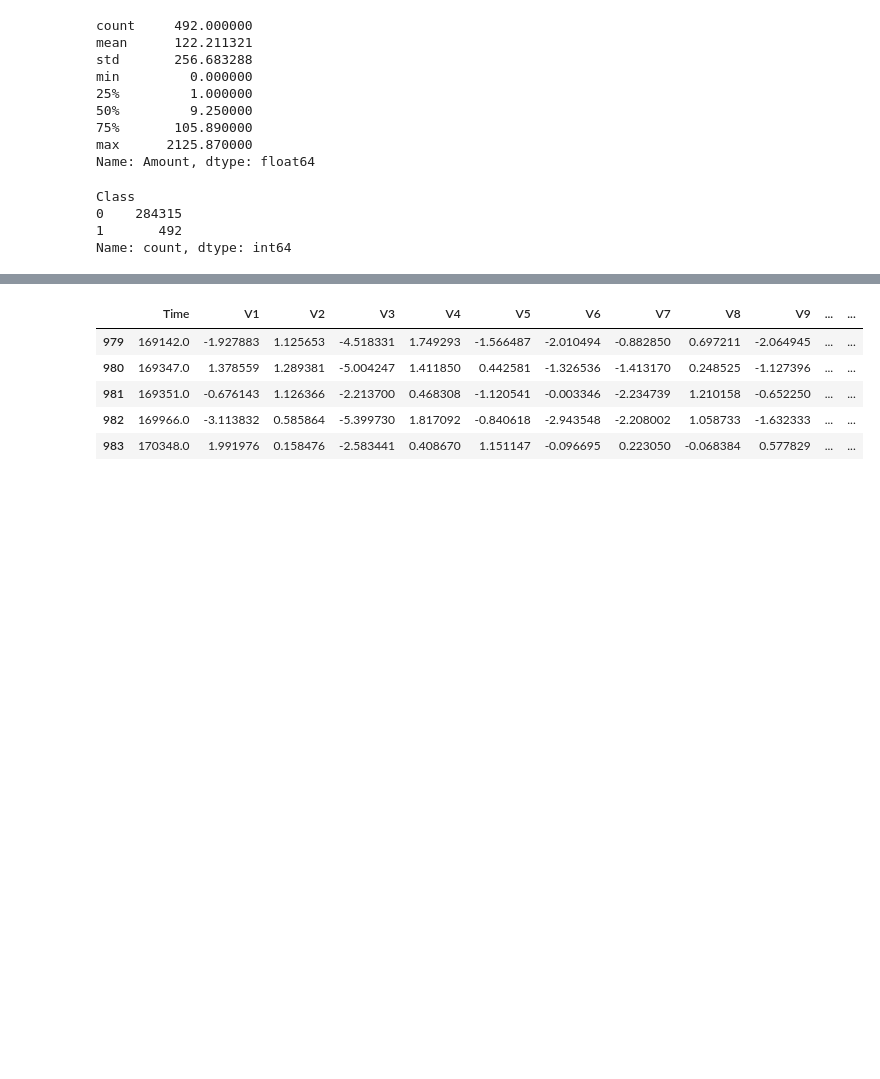
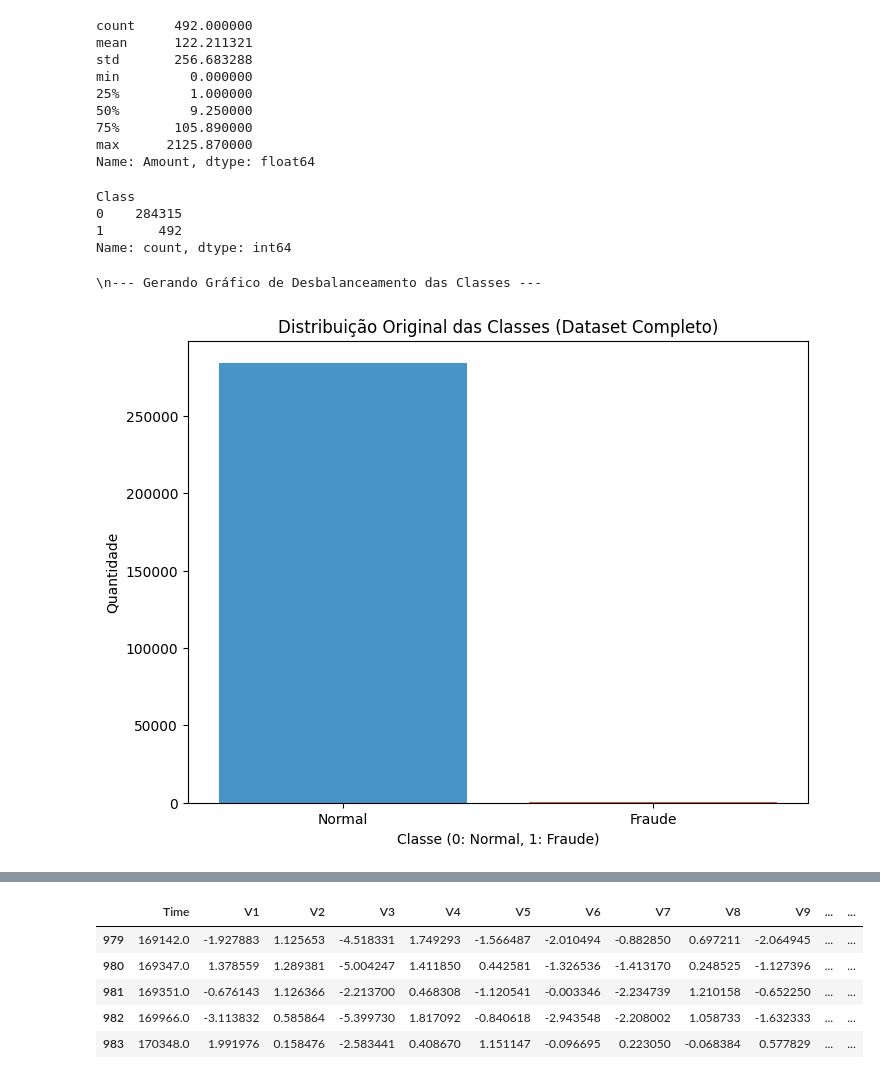
Before and after one commit to pnn99/detector_fraude_LLM, a Jupyter notebook: detector_de_fraude.ipynb, the cells around one changed output, grey strips where cells are left out. Cells and saved outputs as stored; diff of their text form; code cells hidden in the pictures; blank space fills up the shorter version.

```diff
--- a/detector_de_fraude.ipynb
+++ b/detector_de_fraude.ipynb
@@ -82,6 +82,23 @@ Class
 0    284315
 1       492
 Name: count, dtype: int64
+# %%
+import seaborn as sns
+import matplotlib.pyplot as plt
+
+# --- Gráfico Extra: Desbalanceamento Original das Classes ---
+print("\\n--- Gerando Gráfico de Desbalanceamento das Classes ---")
+plt.figure(figsize=(8, 6))
+sns.countplot(x='Class', data=df_credit, palette=['#3498db', '#e74c3c'], hue='Class', legend=False)
+plt.title('Distribuição Original das Classes (Dataset Completo)')
+plt.xlabel('Classe (0: Normal, 1: Fraude)')
+plt.ylabel('Quantidade')
+plt.xticks([0, 1], ['Normal', 'Fraude'])
+plt.savefig('class_distribution.png')
+plt.show()
+# %% [output]
+\n--- Gerando Gráfico de Desbalanceamento das Classes ---
+[figure, added]
 # %%
 #Criação de um novo dataset para utilizar um undersampling para igualar a nossa base de dados
 df_fraude = df_credit[df_credit.Class == 1]
```
Also changed, not shown: parts of 14 cells of this notebook, 1 other file.
